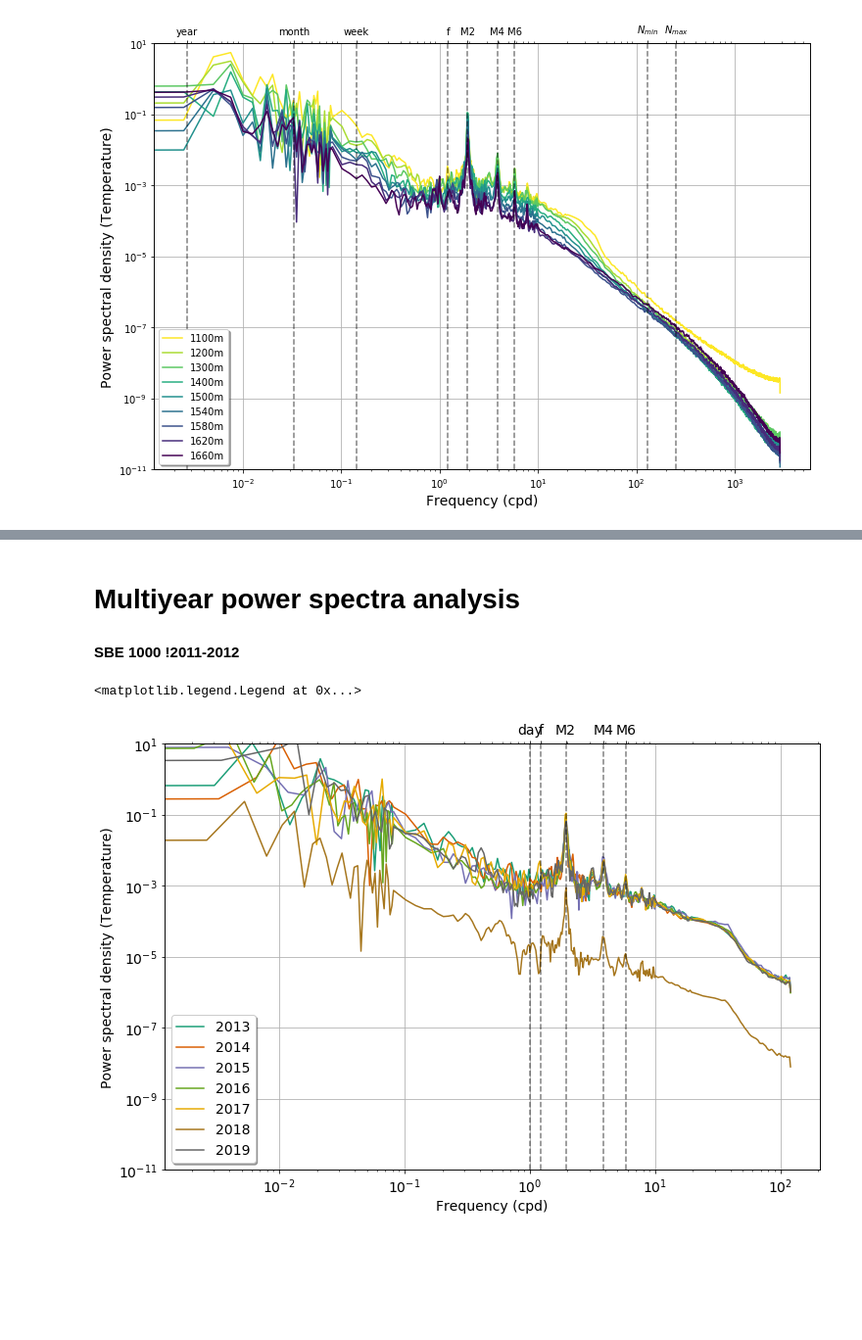
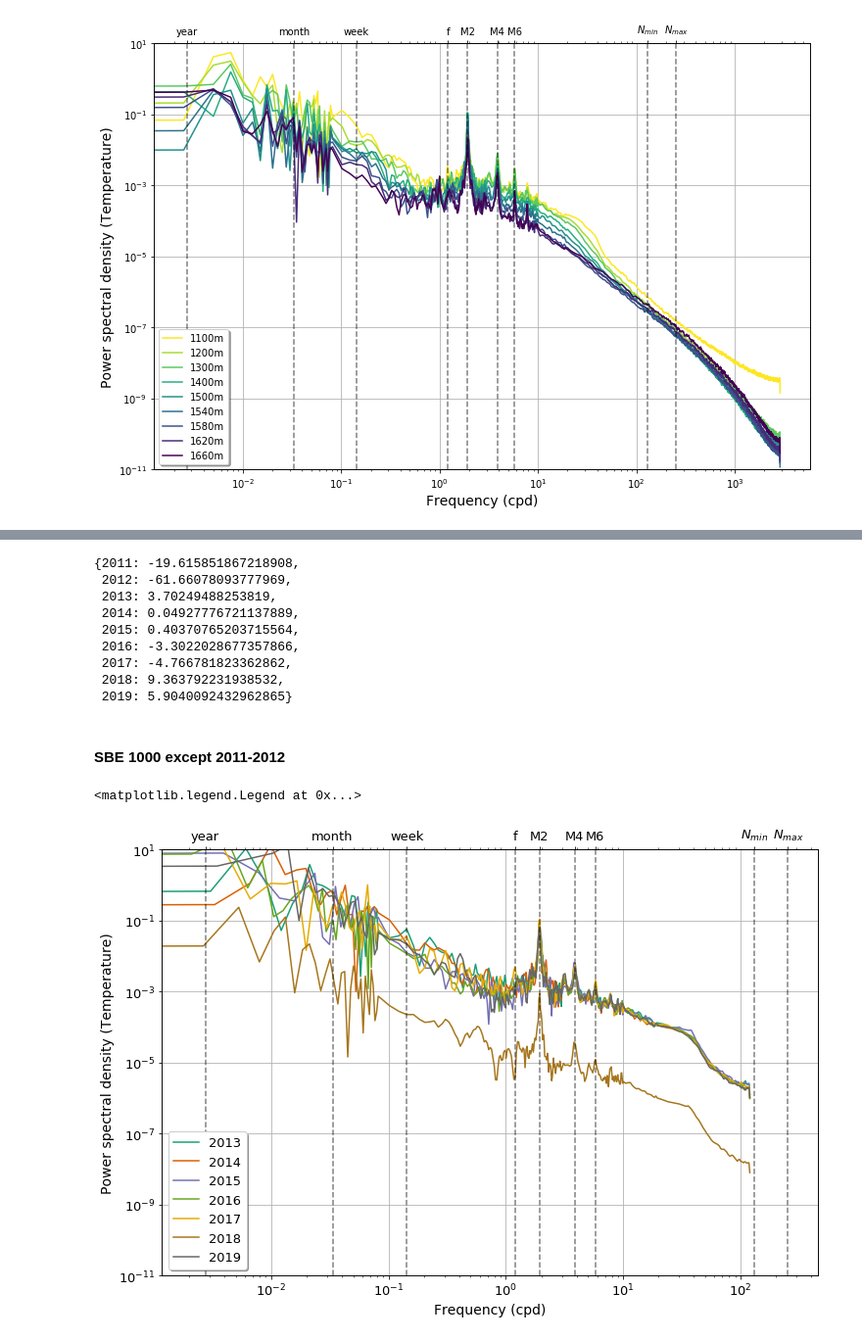
Before and after one commit to cpierard/momar_data_analysis, a Jupyter notebook: 12.PSD_plots_clean.ipynb, the cells around one changed output, grey strips where cells are left out. Shown at 98% size. Cells and saved outputs as stored; diff of their text form; code cells hidden in the pictures; blank space fills up the shorter version.

```diff
--- a/12.PSD_plots_clean.ipynb
+++ b/12.PSD_plots_clean.ipynb
@@ -66,6 +61,9 @@ print(N_z_min, N_z_max)
 upper_tick_locations = np.array([N_z_min, N_z_max, M2, M4, M6, f, week, month, yearly])
 upper_tick_labels = ['$N_{max}$', '$N_{min}$','M2', 'M4', 'M6', 'f', 'week', 'month', 'year']
 
+upper_tick_locations_zoom = np.array([M2, M4, M6, f, 1])
+upper_tick_labels_zoom = ['M2', 'M4', 'M6', 'f', 'day']
+
 upper_tick_locations
 # %% [output]
 1100.0 1660.0
@@ -140,7 +103,4 @@ array([False,  True, False, False, False, False, False, False, False,
 # %%
-upper_tick_locations = np.array([M2, M4, M6, f, 1])
-upper_tick_labels = ['M2', 'M4', 'M6', 'f', 'day']
-
 x_colors = np.linspace(0,1, 1700- 780 +1)
 #x_colors = np.array(range(780, 1700))#np.linspace(780, 1700, 1700 - 780 + 1)
 colors = cm.get_cmap('viridis_r')(x_colors)
@@ -159,8 +119,8 @@ for depth in sorted(PowerSpectra.keys()):
 
 ax2.loglog(PowerSpectra[depth]['freq'], PowerSpectra[depth]['psd'], alpha=0)
 
-#for typical_freq in upper_tick_locations:
-#    ax1.axvline(typical_freq, color='k', alpha=0.5, ls='--')
+for typical_freq in upper_tick_locations_zoom:
+    ax1.axvline(typical_freq, color='k', alpha=0.5, ls='--')
 
 ax1.grid()
 ax1.set_xlabel('Frequency (cpd)', fontsize=14)
@@ -172,9 +132,9 @@ ax2.set_xlim(0.9, 1e1)
 ax1.set_ylim(1e-5,1e0)
 ax2.set_ylim(1e-5,1e0)
 
-#ax2.set_xlim(ax1.get_xlim())
-#ax2.set_xticks(upper_tick_locations)
-#ax2.set_xticklabels(upper_tick_labels, fontsize=13)
+ax2.set_xlim(ax1.get_xlim())
+ax2.set_xticks(upper_tick_locations_zoom)
+ax2.set_xticklabels(upper_tick_labels_zoom, fontsize=13)
 ax1.legend(loc='upper right', shadow=True)
 #### SAVE THIS ####
 # %% [output]
@@ -192,7 +156,19 @@ ax1.legend(loc='upper right', shadow=True)
+# %%
+with open('../support_data/depth_corrections', 'rb') as f:
+    corrected_depths = pickle.load(f)
+corrected_depths
+# %% [output]
+{2011: -19.615851867218908,
+ 2012: -61.66078093777969,
+ 2013: 3.70249488253819,
+ 2014: 0.04927776721137889,
+ 2015: 0.40370765203715564,
+ 2016: -3.3022028677357866,
+ 2017: -4.766781823362862,
+ 2018: 9.363792231938532,
+ 2019: 5.9040092432962865}
 # %% [markdown]
-# Multiyear power spectra analysis
-
-#### SBE 1000 !2011-2012
+#### SBE 1000 except 2011-2012
 # %%
 spectra_1000 = {}
 i_level = 1000
@@ -220,33 +196,34 @@ for y in range(2013,2020):
         except:
             print(f'{y} has no {i_level}m ± {tolerance}m level')
 # %%
+plt.rcParams.update({'font.size': 13})
 data = spectra_1000
 
 x_colors = np.linspace(0,1, len(data.keys()))
 colors = cm.get_cmap('Dark2')(x_colors)
 
 fig = plt.figure(figsize=(12,8))
 ax1 = fig.add_subplot(111)
 ax2 = ax1.twiny()
 
 for j, depth in enumerate(sorted(data.keys())):
     ax1.loglog(data[depth]['freq'], data[depth]['psd'],
                label=f"{depth:0.0f}", c=colors[j])
 
 ax2.loglog(data[depth]['freq'], data[depth]['psd'], alpha=0)
 
 for typical_freq in upper_tick_locations:
     ax1.axvline(typical_freq, color='k', alpha=0.5, ls='--')
 
 ax1.grid()
 ax1.set_xlabel('Frequency (cpd)', fontsize=14)
 ax1.set_ylabel('Power spectral density (Temperature)', fontsize=14)
 ax1.set_ylim(1e-11,1e1)
 ax2.set_xlim(ax1.get_xlim())
 ax2.set_xticks(upper_tick_locations)
 ax2.set_xticklabels(upper_tick_labels)
 ax1.legend(loc='lower left', shadow=True)
 #### SAVE THIS ####
 # %% [output]
 <matplotlib.legend.Legend at 0x...>
-[figure, old version]
+[figure, new version]
```
Also changed, not shown: parts of 19 cells of this notebook, 4 other files.
